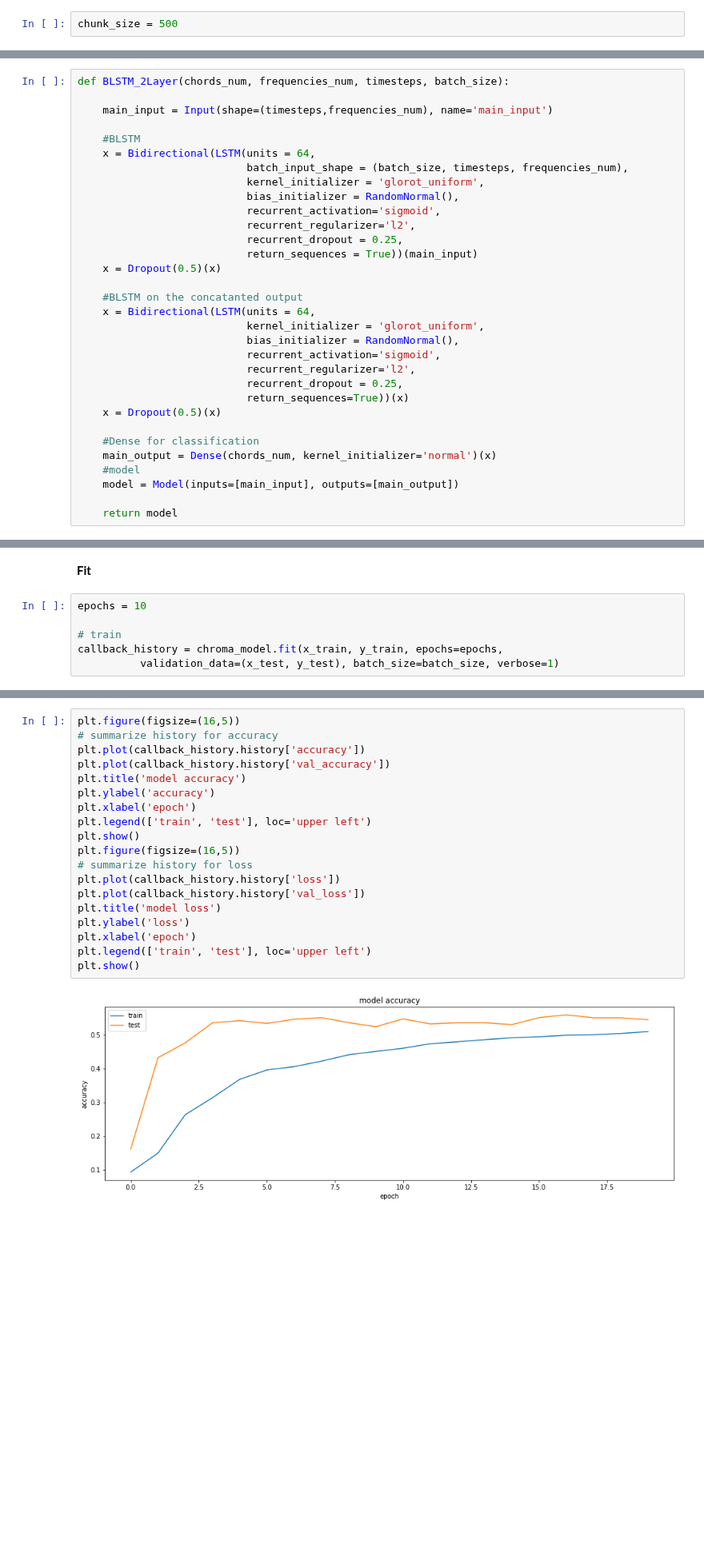
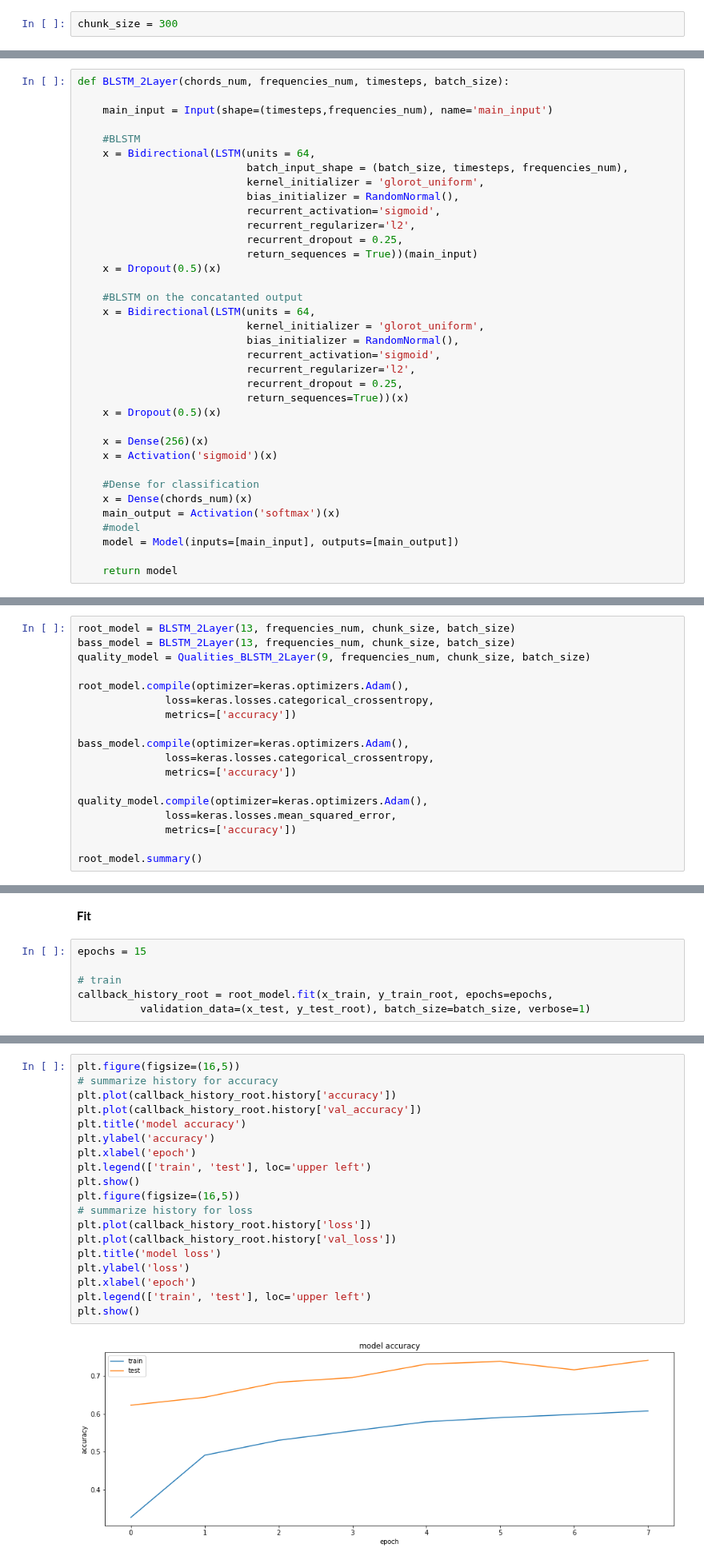
Before and after one commit to taslanidis/Audio-Chord-Recognition, a Jupyter notebook: Annotation_Mapping.ipynb, the cells around one changed output, grey strips where cells are left out. Shown at 80% size. Saved outputs shown, nothing was run; the diff lists cells and outputs as text; blank space fills up the shorter version.

Commit message:
Root/Bass/Quality

```diff
--- a/Annotation_Mapping.ipynb
+++ b/Annotation_Mapping.ipynb
@@ -341,6 +368,6 @@ for album in chords2vec.keys():
 # %% [markdown]
 <h4>Constructing numpy arrays</h4>
 # %%
-chunk_size = 500
+chunk_size = 300
 # %%
 x_train = np.zeros((1,chunk_size,frequencies_num)) #num of frequencies
@@ -457,8 +551,12 @@ def BLSTM_2Layer(chords_num, frequencies_num, timesteps, batch_size):
                            return_sequences=True))(x)
     x = Dropout(0.5)(x)
 
+    x = Dense(256)(x)
+    x = Activation('sigmoid')(x)
+
     #Dense for classification
-    main_output = Dense(chords_num, kernel_initializer='normal')(x)
+    x = Dense(chords_num)(x)
+    main_output = Activation('softmax')(x)
     #model
     model = Model(inputs=[main_input], outputs=[main_output])
 
@@ -498,0 +604,18 @@ _________________________________________________________________
+# %%
+root_model = BLSTM_2Layer(13, frequencies_num, chunk_size, batch_size)
+bass_model = BLSTM_2Layer(13, frequencies_num, chunk_size, batch_size)
+quality_model = Qualities_BLSTM_2Layer(9, frequencies_num, chunk_size, batch_size)
+
+root_model.compile(optimizer=keras.optimizers.Adam(),
+              loss=keras.losses.categorical_crossentropy,
+              metrics=['accuracy'])
+
+bass_model.compile(optimizer=keras.optimizers.Adam(),
+              loss=keras.losses.categorical_crossentropy,
+              metrics=['accuracy'])
+
+quality_model.compile(optimizer=keras.optimizers.Adam(),
+              loss=keras.losses.mean_squared_error,
+              metrics=['accuracy'])
+
+root_model.summary()
@@ -499,9 +640,9 @@ _________________________________________________________________
 # %% [markdown]
 **Fit**
 # %%
-epochs = 10
+epochs = 15
 
 # train
-callback_history = chroma_model.fit(x_train, y_train, epochs=epochs,
-          validation_data=(x_test, y_test), batch_size=batch_size, verbose=1)
+callback_history_root = root_model.fit(x_train, y_train_root, epochs=epochs,
+          validation_data=(x_test, y_test_root), batch_size=batch_size, verbose=1)
 # %% [output]
@@ -569,21 +786,21 @@ Name: Estimated Chords, dtype: object
 # %%
 plt.figure(figsize=(16,5))
 # summarize history for accuracy
-plt.plot(callback_history.history['accuracy'])
-plt.plot(callback_history.history['val_accuracy'])
+plt.plot(callback_history_root.history['accuracy'])
+plt.plot(callback_history_root.history['val_accuracy'])
 plt.title('model accuracy')
 plt.ylabel('accuracy')
 plt.xlabel('epoch')
 plt.legend(['train', 'test'], loc='upper left')
 plt.show()
 plt.figure(figsize=(16,5))
 # summarize history for loss
-plt.plot(callback_history.history['loss'])
-plt.plot(callback_history.history['val_loss'])
+plt.plot(callback_history_root.history['loss'])
+plt.plot(callback_history_root.history['val_loss'])
 plt.title('model loss')
 plt.ylabel('loss')
 plt.xlabel('epoch')
 plt.legend(['train', 'test'], loc='upper left')
 plt.show()
 # %% [output]
-[figure, old version]
+[figure, new version]
```
Also changed, not shown: parts of 33 cells of this notebook.
